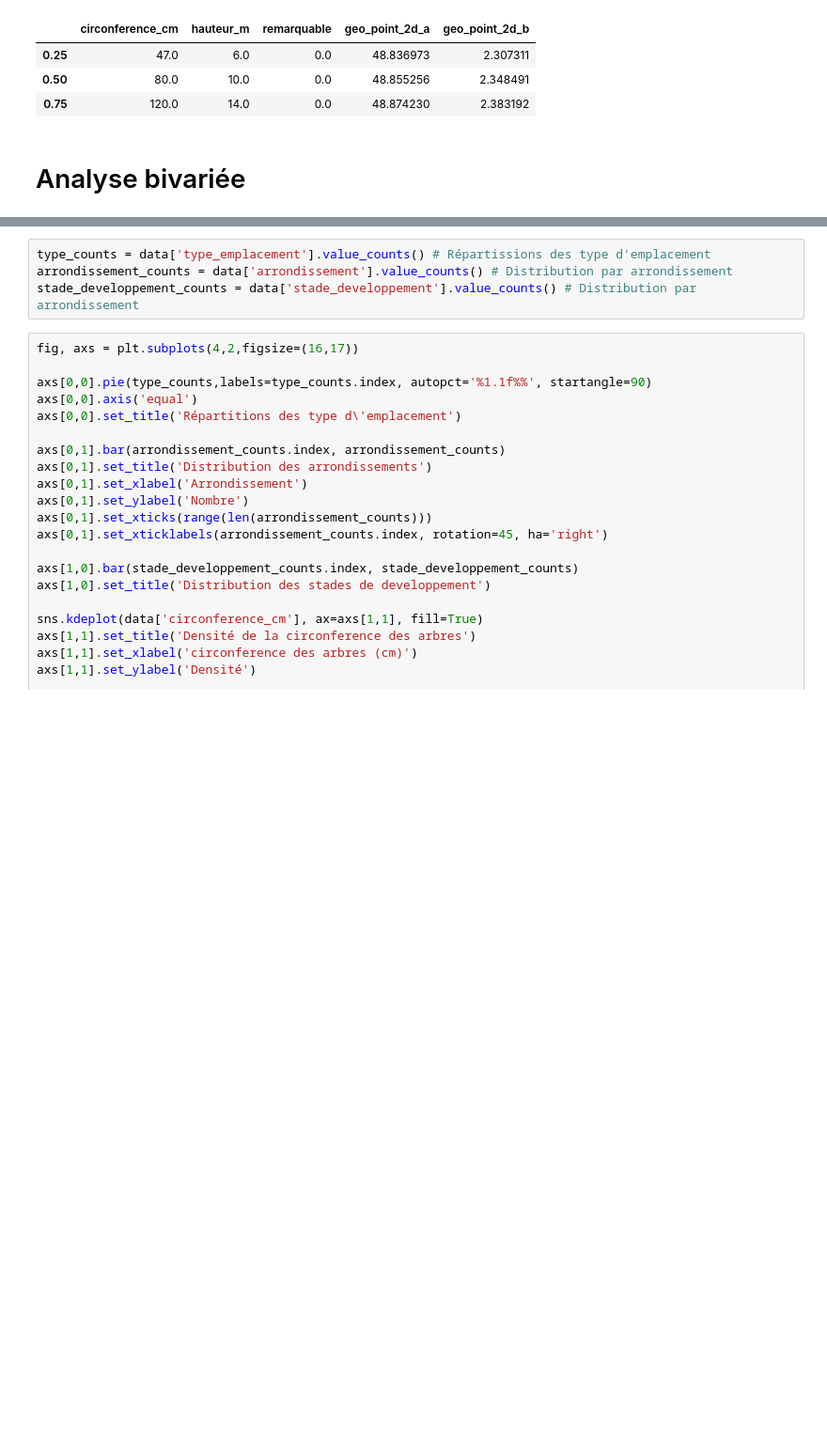
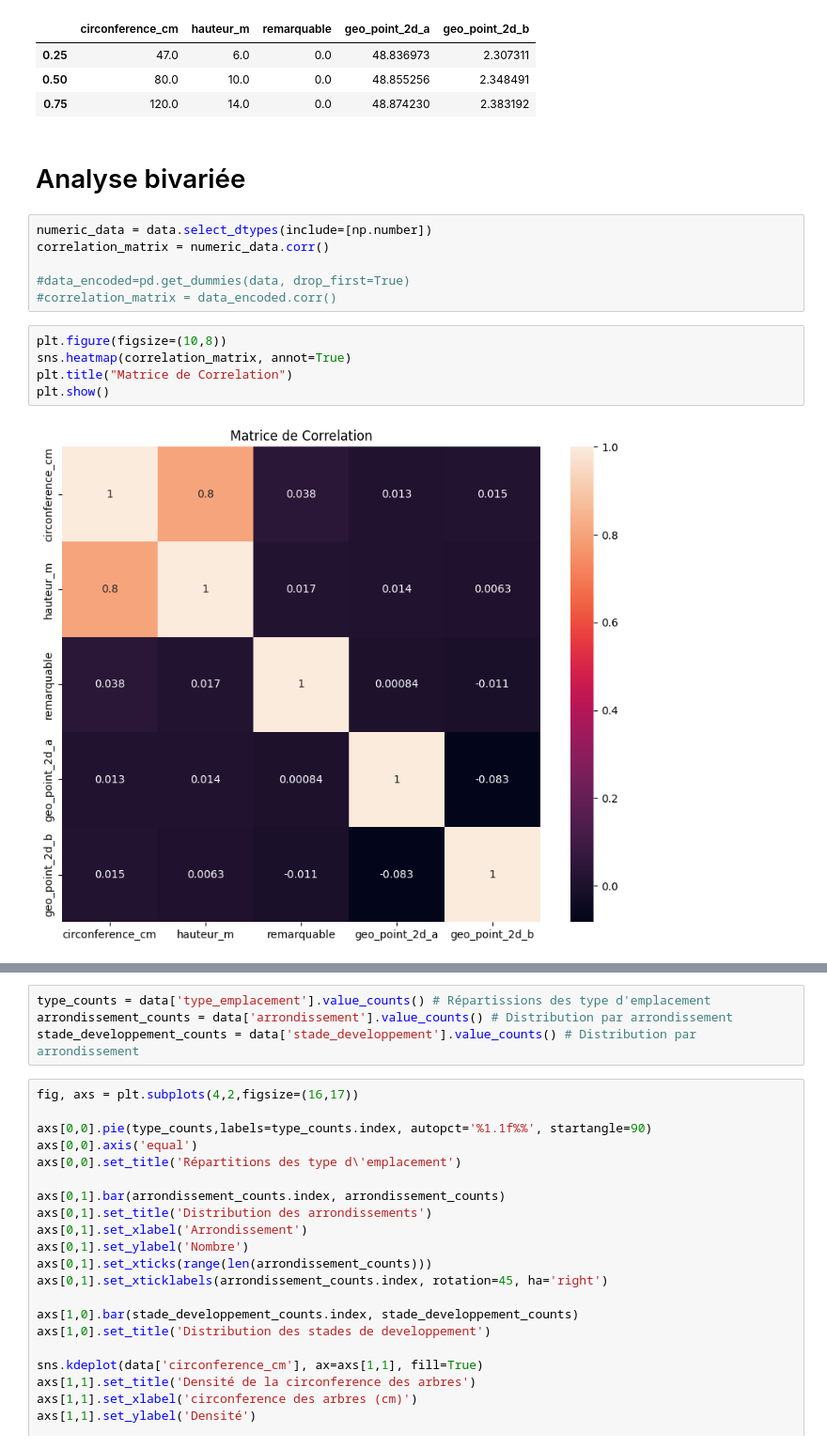
Before and after one commit to Belin27000/P2SmartCity, a Jupyter notebook: P2Tree.ipynb, the cells around one changed output, grey strips where cells are left out. Shown: that part at 94% size. Saved outputs shown, nothing was run; the diff lists cells and outputs as text; blank space fills up the shorter version.

Commit message:
[FEAT] First part analyse bivarié
correlation matrix and confusion

```diff
--- a/P2Tree.ipynb
+++ b/P2Tree.ipynb
@@ -397,3 +310,16 @@ quantiles
 | 0.75 | 120.0 | 14.0 | 0.0 | 48.874230 | 2.383192 |
 # %% [markdown]
 # Analyse bivariée
+# %%
+numeric_data = data.select_dtypes(include=[np.number])
+correlation_matrix = numeric_data.corr()
+
+#data_encoded=pd.get_dummies(data, drop_first=True)
+#correlation_matrix = data_encoded.corr()
+# %%
+plt.figure(figsize=(10,8))
+sns.heatmap(correlation_matrix, annot=True)
+plt.title("Matrice de Correlation")
+plt.show()
+# %% [output]
+[figure, added]
```
Also changed, not shown: parts of 13 cells of this notebook.
